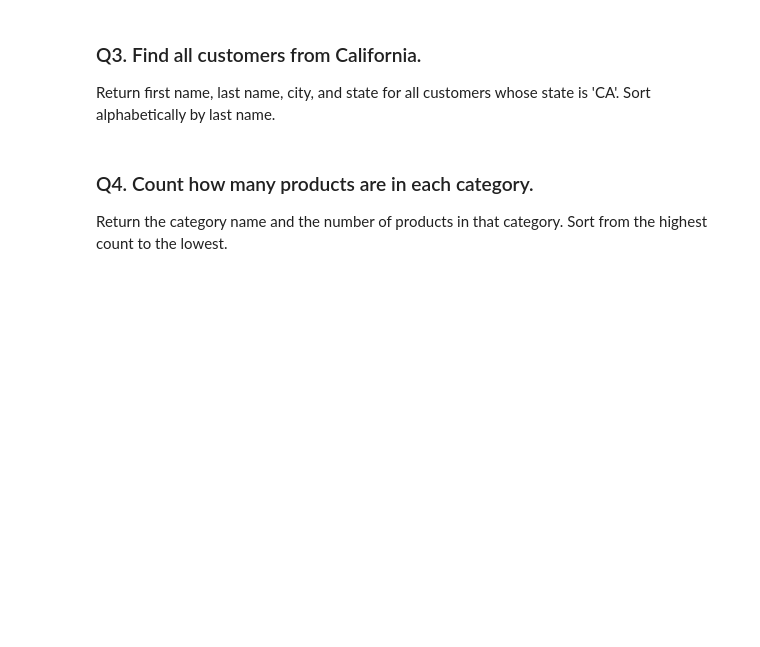
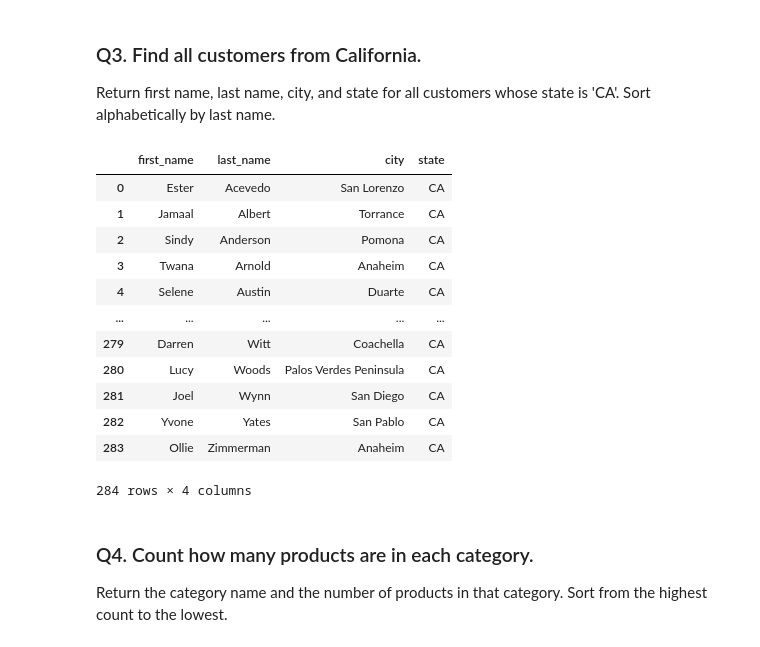
Before and after one commit to wslider/DataAnalysisModule3_williamSlider, a Jupyter notebook: Week3/workflow_practice.ipynb, the cells around one changed output. Cells and saved outputs as stored; diff of their text form; code cells hidden in the pictures; blank space fills up the shorter version.

```diff
--- a/Week3/workflow_practice.ipynb
+++ b/Week3/workflow_practice.ipynb
@@ -137,8 +172,26 @@ Return first name, last name, city, and state for all customers whose state is '
 # %%
 # Your query here
 query3 = """
+SELECT first_name, last_name, city, state
+FROM customers
+WHERE state = 'CA'
+ORDER BY last_name ASC
 """
 pd.read_sql(query3, connection)
+# %% [output]
+|  | first_name | last_name | city | state |
+| 0 | Ester | Acevedo | San Lorenzo | CA |
+| 1 | Jamaal | Albert | Torrance | CA |
+| 2 | Sindy | Anderson | Pomona | CA |
+| 3 | Twana | Arnold | Anaheim | CA |
+| 4 | Selene | Austin | Duarte | CA |
+| ... | ... | ... | ... | ... |
+| 279 | Darren | Witt | Coachella | CA |
+| 280 | Lucy | Woods | Palos Verdes Peninsula | CA |
+| 281 | Joel | Wynn | San Diego | CA |
+| 282 | Yvone | Yates | San Pablo | CA |
+| 283 | Ollie | Zimmerman | Anaheim | CA |
+284 rows × 4 columns
 # %% [markdown]
 ### Q4. Count how many products are in each category.
 
```
Also changed, not shown: parts of 9 cells of this notebook.
